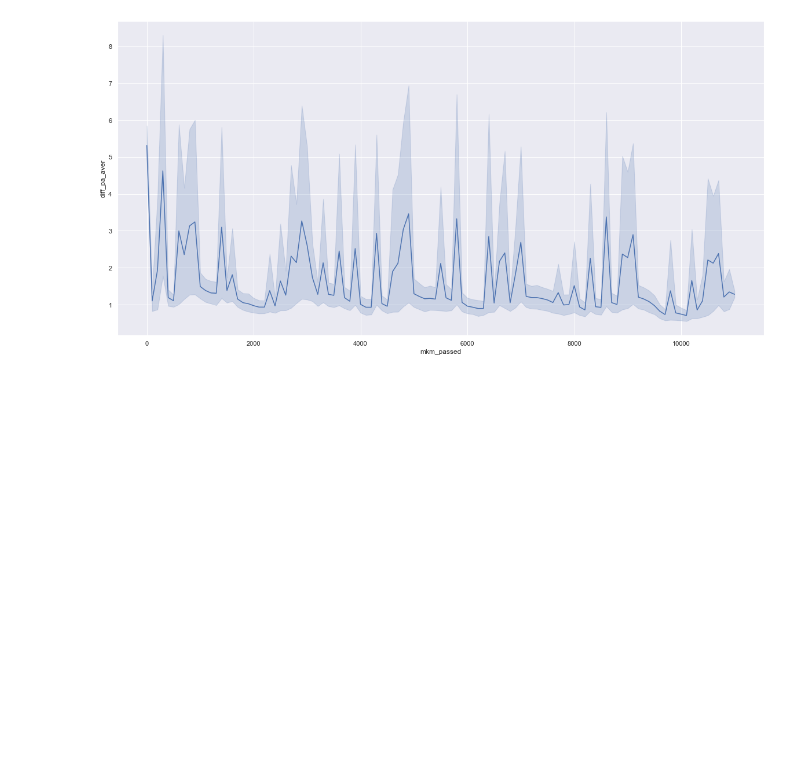
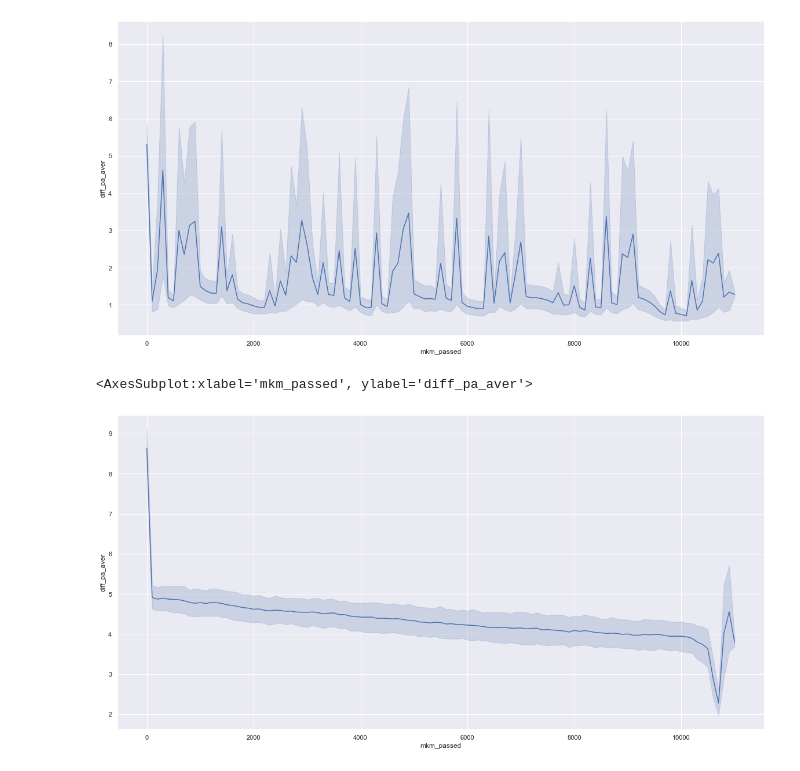
Before and after one commit to avmlds/touch-sensor, a Jupyter notebook: python/Untitled1.ipynb, the cells around one changed output. Saved outputs shown, nothing was run; the diff lists cells and outputs as text; code cells hidden in the pictures; blank space fills up the shorter version.

Commit message:
Test with liquids and needle profiles

```diff
--- a/python/Untitled1.ipynb
+++ b/python/Untitled1.ipynb
@@ -6,6 +6,8 @@ d = pd.read_csv("test_data_025_125_20.csv")
 d2 = pd.read_csv("test_data_025_125_20_flat_needle_water.csv")
 d3 = pd.read_csv("test_data_025_125_20_flat_needle_soap.csv")
 d4 = pd.read_csv("test_data_025_125_20_sharp_needle_soap.csv")
+d5 = pd.read_csv("test_data_1_5_20_sharp_needle.csv")
+d6 = pd.read_csv("test_data_1_5_20_flat_needle_single.csv")
 # %%
 sns.set(rc={'figure.figsize':(20,10)})
 # %%
@@ -28,3 +30,8 @@ sns.lineplot(data=d4[["mkm_passed", "diff_pa_aver"]], x="mkm_passed", y="diff_pa
 # %% [output]
 <AxesSubplot:xlabel='mkm_passed', ylabel='diff_pa_aver'>
 [figure]
+# %%
+sns.lineplot(data=d5[["mkm_passed", "diff_pa_aver"]], x="mkm_passed", y="diff_pa_aver")
+# %% [output]
+<AxesSubplot:xlabel='mkm_passed', ylabel='diff_pa_aver'>
+[figure, added]
```
Also changed, not shown: parts of 2 cells of this notebook, 3 other files.
